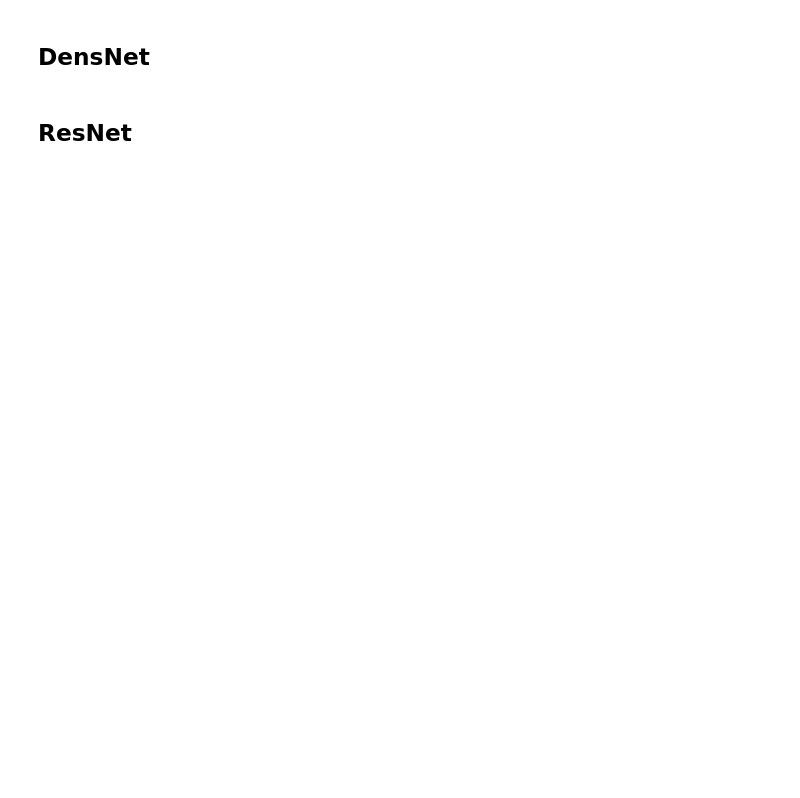
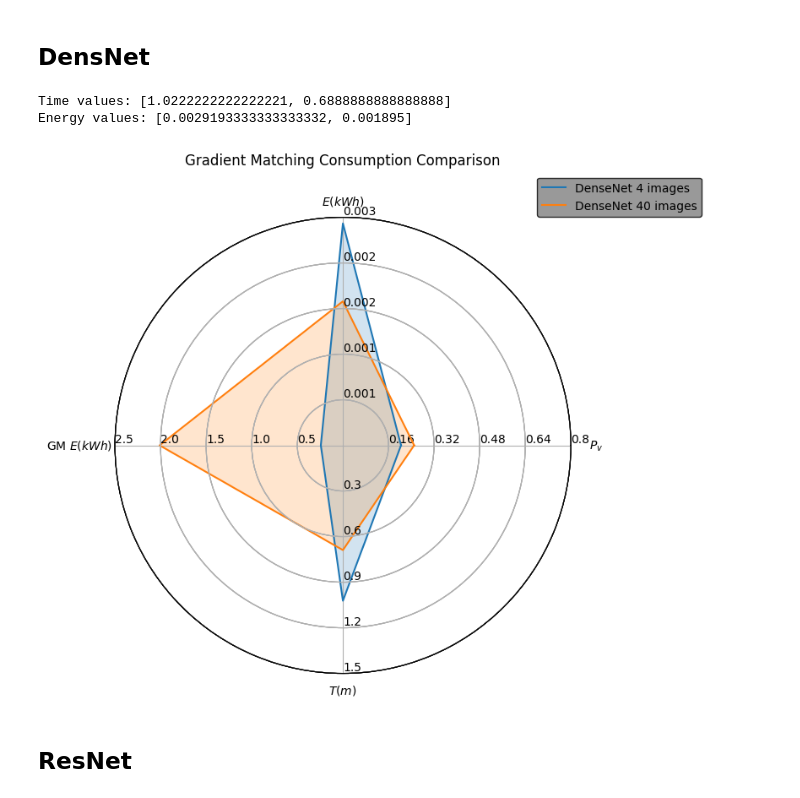
Before and after one commit to Thire399/DC-MasterThesis-2023, a Jupyter notebook: CarbonTrackerPlot.ipynb, the cells around one changed output. Cells and saved outputs as stored; diff of their text form; code cells hidden in the pictures; blank space fills up the shorter version.

```diff
--- a/CarbonTrackerPlot.ipynb
+++ b/CarbonTrackerPlot.ipynb
@@ -433,14 +437,14 @@ GMplot_radar1(GMlabels, GMacc_values_conv, GMtime_conv, GMenergy_conv, GM_energy
 # %% [markdown]
 ## DensNet
 # %%
-GMDensenet_4 = [f'{path}NEW_DMAfterAL_LR1_k20_100_even_4_1_densDenseNet2_9176_2023-05-14T111538Z_carbontracker_output{end}'
-                  ,f'{path}NEW_DMAfterAL_LR1_k20_100_even_4_2_densDenseNet2_7220_2023-05-14T133547Z_carbontracker_output{end}'
-                  ,f'{path}NEW_DMAfterAL_LR1_k20_100_even_4_densDenseNet_2408_2023-05-14T000637Z_carbontracker_output{end}'
+GMDensenet_4 = [f'{path}GMAlzheimer_K1000_4_ours_run1DenseNet_148_2023-05-21T142101Z_carbontracker_output{end}'
+                  ,f'{path}GMAlzheimer_K1000_4_ours_run2DenseNet_3544_2023-05-21T143412Z_carbontracker_output{end}'
+                  ,f'{path}GMAlzheimer_K1000_4_ours_run3DenseNet_5420_2023-05-21T144437Z_carbontracker_output{end}'
                   ]
 
-GMDensenet_40 = [f'{path}NEW_DMAfterAL_LR1_k20_100_even_40_1_densDenseNet2_24876_2023-05-14T113415Z_carbontracker_output{end}'
-                  ,f'{path}NEW_DMAfterAL_LR1_k20_100_even_40_2_densDenseNet2_23968_2023-05-14T135556Z_carbontracker_output{end}'
-                  ,f'{path}NEW_DMAfterAL_LR1_k20_100_even_40_densDenseNet2_22660_2023-05-14T003458Z_carbontracker_output{end}'
+GMDensenet_40 = [f'{path}GMAlzheimer_K1000_40_ours_run1DenseNet_4400_2023-05-21T150004Z_carbontracker_output{end}'
+                  ,f'{path}GMAlzheimer_K1000_40_ours_run2DenseNet_6748_2023-05-21T151622Z_carbontracker_output{end}'
+                  ,f'{path}GMAlzheimer_K1000_40_ours_run3DenseNet_2588_2023-05-21T152930Z_carbontracker_output{end}'
                   ]
 
 
@@ -458,9 +462,9 @@ GMtime_dens = [GMtime_den4, GMtime_den40]
 GMenergy_dens = [GMenergy_den4, GMenergy_den40]
 # %%
 def GMplot_radar2(labels, acc_values, time_values, energy_values, total_energy, somelabel = 'GMRadarDens'):
-    variables = (r'     $P_v$', r'$E(kWh)$', r'DM $E(kWh)$           ', r'$T(m)$')
+    variables = (r'     $P_v$', r'$E(kWh)$', r'GM $E(kWh)$           ', r'$T(m)$')
     fig1 = plt.figure(figsize=(6, 6))
-    radar = ComplexRadar(fig1, variables, [(0, 0.8), (0, 0.15), (0,0.32), (0, 50)])
+    radar = ComplexRadar(fig1, variables, [(0, 0.8), (0, 0.003), (0,2.5), (0, 1.5)])
     for i in range(len(time_values)):
         data = (acc_values[i], energy_values[i], total_energy[i], time_values[i])
         radar.plot(data, label=labels[i])
@@ -471,21 +475,25 @@ def GMplot_radar2(labels, acc_values, time_values, energy_values, total_energy,
     frame.set_facecolor('grey')
     frame.set_edgecolor('black')
 
-    plt.title('Distribution Matching Consumption Comparison', y=1.1)
+    plt.title('Gradient Matching Consumption Comparison', y=1.1)
     plt.savefig(f'{somelabel}.png', bbox_inches = 'tight', dpi = 256)
     plt.show()
 # %%
 GMacc_values_den= [0.204, 0.25]
 # GM energy for generating
-
+GM_energy = [0.24228850000000002, 2.0108360000000003]
 
 
 # Print the extracted values
 print("Time values:", GMtime_dens)
 print("Energy values:", GMenergy_dens)
 
 GMlabels = ['DenseNet 4 images', 'DenseNet 40 images']
-plot_radar2(GMlabels, GMacc_values_den, GMtime_dens, GMenergy_dens, GM_energy) #somelabel = something
+GMplot_radar2(GMlabels, GMacc_values_den, GMtime_dens, GMenergy_dens, GM_energy) #somelabel = something
+# %% [output]
+Time values: [1.0222222222222221, 0.6888888888888888]
+Energy values: [0.0029193333333333332, 0.001895]
+[figure, added]
 # %% [markdown]
 ## ResNet
 # %%
```
Also changed, not shown: parts of 9 cells of this notebook.
